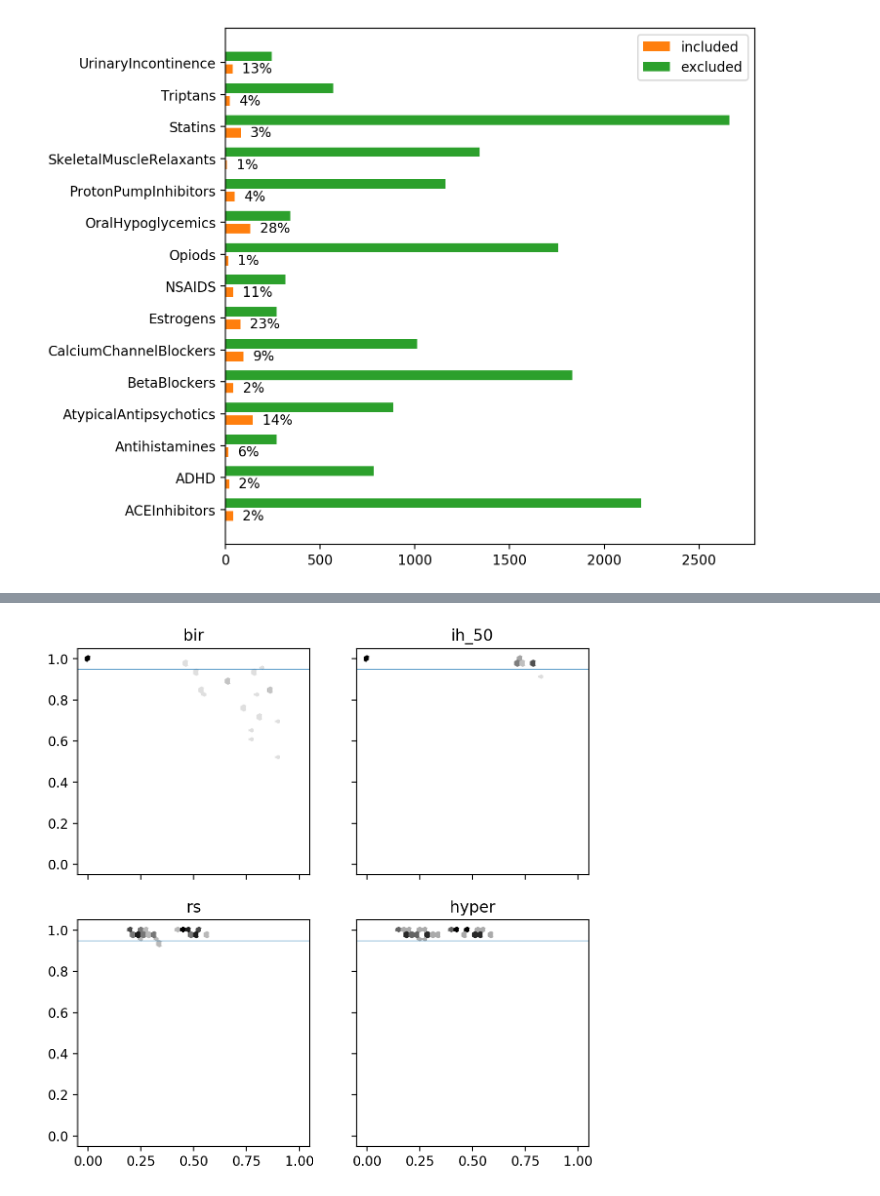
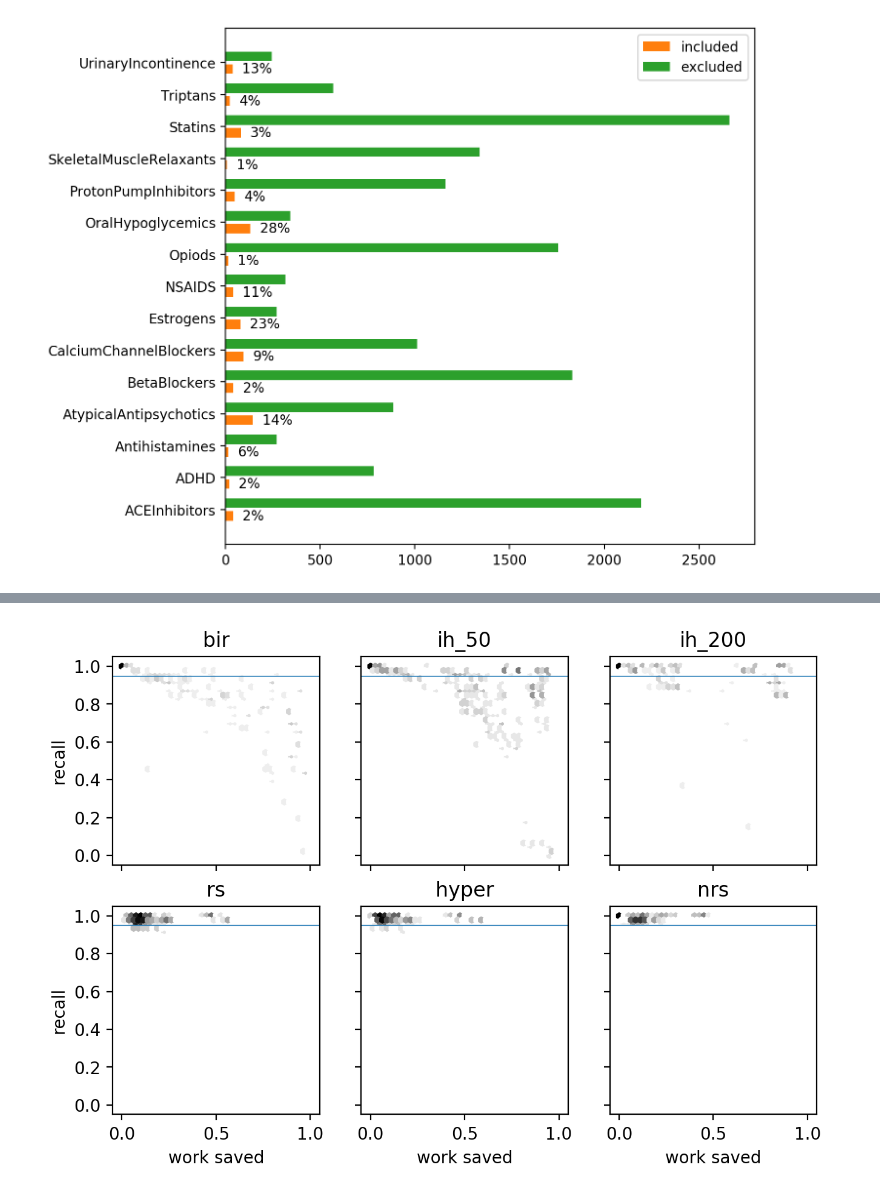
Before and after one commit to mcallaghan/rapid-screening, a Jupyter notebook: analysis/evaluation.ipynb, the cells around one changed output, grey strips where cells are left out. Cells and saved outputs as stored; diff of their text form; code cells hidden in the pictures.

Commit message:
pre new results

```diff
--- a/analysis/evaluation.ipynb
+++ b/analysis/evaluation.ipynb
@@ -102,8 +102,9 @@ importlib.reload(rr)
 recalculate = False
 if recalculate:
     models = [
-        SVC(kernel='linear',class_weight='balanced',probability=True)
-        #MultinomialNB(alpha=0.1)
+        #SVC(kernel='linear',class_weight='balanced',probability=True)
+        MultinomialNB(alpha=0.1)
+        #None
         #MLPClassifier(
         #    solver='lbfgs',
         #    alpha=0.1,
@@ -121,15 +122,15 @@ if recalculate:
             group,
             document_index,
         )
-        df['x'] = df['mesh']
+        df['x'] = df['mesh'].str.cat(df['ab'],sep = " ")
         df = df[df['x']!=" "]
         df = df.dropna().reset_index(drop=True)
         #if df.shape[0] > 1000:
             #continue
-        if name not in ["Opiods"]:#,"BetaBlockers"]:
+        if name not in ["OralHypoglycemics"]:#,"BetaBlockers"]:
             continue
         ss = rr.ScreenScenario(
-            df, models, 500, [50,100,200], name
+            df, models, 100, [50,100,200], name
         )
         for i in range(iterations):
             results.append(ss.screen(i, True))
@@ -170,7 +171,7 @@ colors = ['#66c2a5','#fc8d62','#8da0cb']
 a = 0.3
 size = 15
 
-pdf = results_df[results_df[''] > 1000]
+pdf = results_df#[results_df['N'] > 1000]
 
 for i, p in pdf.iterrows():
 
@@ -338,7 +340,7 @@ fig, axs = plt.subplots(2,2, figsize=(7,7),dpi=200)
 
 rs_crit = ['rs','nrs','hyper']
 
-pdf = results_df[(results_df['data_source'] == "copd_pb") & (pd.notnull(results_df['recall_pf']))]
+pdf = results_df[(results_df['data_source'] == "cohen") & (pd.notnull(results_df['recall_pf']))]
 
 print(pdf.shape[0])
 
@@ -408,28 +390,38 @@ Index(['N', 'X_sample', 'X_sample_path', 'bir', 'bir_upperbound',
 # %%
-fig, axs = plt.subplots(2,2,figsize=(7,7),dpi=200,sharey=True, sharex=True)
+fig, axs = plt.subplots(2,3,figsize=(7.5,5),dpi=200,sharey=True, sharex=True)
 
 cols = [f'wss95_{s}' for s in s_crit] + [f'recall_{s}' for s in s_crit]
 
 #pdf = results_df[results_df['data_source']=="copd_pb"][cols].dropna()
-pdf = results_df[results_df['data_source']=="copd_pb"][cols].dropna()
+#pdf = results_df[results_df['data_source']=="copd_pb"][cols].dropna()
+pdf = results_df
+
+s_crit = ["bir","ih_50","ih_200", "rs", "hyper", "nrs"]
 
 for i, ss in enumerate(s_crit):
-    ax = axs[i//2][i%2]
+    ax = axs[i//3][i%3]
     ax.hexbin(
         pdf[f'wss95_{ss}'].dropna(),
         pdf[f'recall_{ss}'].dropna(),
         gridsize=40,
         mincnt=0,
         cmap="Greys",
         bins="log",
         extent=[0, 1, 0, 1]
     )
     ax.set_title(ss)
     #ax.plot([0,1],[1,0], lw=0.5)
     ax.axhline(0.95, lw=0.5)
+
+    if i//3==1:
+        ax.set_xlabel("work saved")
+    if i%3==0:
+        ax.set_ylabel("recall")
+
+plt.savefig("../images/results_hex.png")
 plt.show()
 # %% [output]
-[figure, old version]
+[figure, new version]
 # %%
 fig, ax = plt.subplots(figsize=(7,7),dpi=200)
 
```
Also changed, not shown: parts of 16 cells of this notebook, 13 other files.
